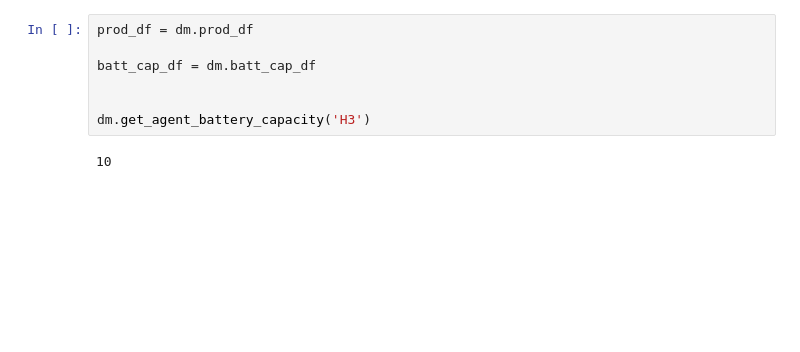
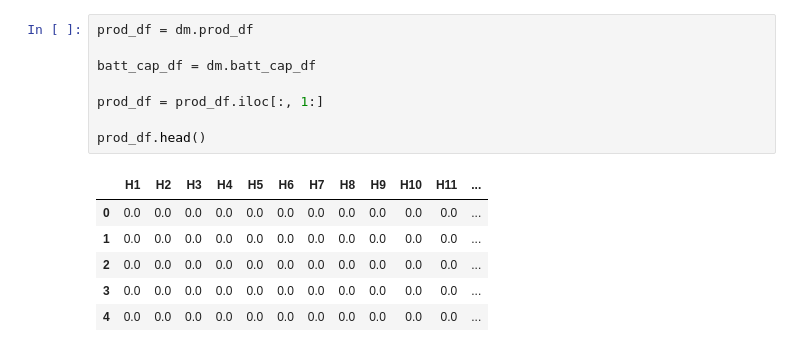
Before and after one commit to antonhlenander/CommunityFlex, a Jupyter notebook: demo.ipynb, the cells around one changed output. Drawn from its saved outputs; the diff is of its cells as text; blank space fills up the shorter version.

```diff
--- a/demo.ipynb
+++ b/demo.ipynb
@@ -50,9 +51,15 @@ Agent weekly production:  12.085999999999999
 # %%
 prod_df = dm.prod_df
 
 batt_cap_df = dm.batt_cap_df
 
+prod_df = prod_df.iloc[:, 1:]
 
-dm.get_agent_battery_capacity('H3')
+prod_df.head()
 # %% [output]
-10
+|  | H1 | H2 | H3 | H4 | H5 | H6 | H7 | H8 | H9 | H10 | H11 | ... |
+| 0 | 0.0 | 0.0 | 0.0 | 0.0 | 0.0 | 0.0 | 0.0 | 0.0 | 0.0 | 0.0 | 0.0 | ... |
+| 1 | 0.0 | 0.0 | 0.0 | 0.0 | 0.0 | 0.0 | 0.0 | 0.0 | 0.0 | 0.0 | 0.0 | ... |
+| 2 | 0.0 | 0.0 | 0.0 | 0.0 | 0.0 | 0.0 | 0.0 | 0.0 | 0.0 | 0.0 | 0.0 | ... |
+| 3 | 0.0 | 0.0 | 0.0 | 0.0 | 0.0 | 0.0 | 0.0 | 0.0 | 0.0 | 0.0 | 0.0 | ... |
+| 4 | 0.0 | 0.0 | 0.0 | 0.0 | 0.0 | 0.0 | 0.0 | 0.0 | 0.0 | 0.0 | 0.0 | ... |
```
Also changed, not shown: parts of 1 cell of this notebook, 4 other files.
